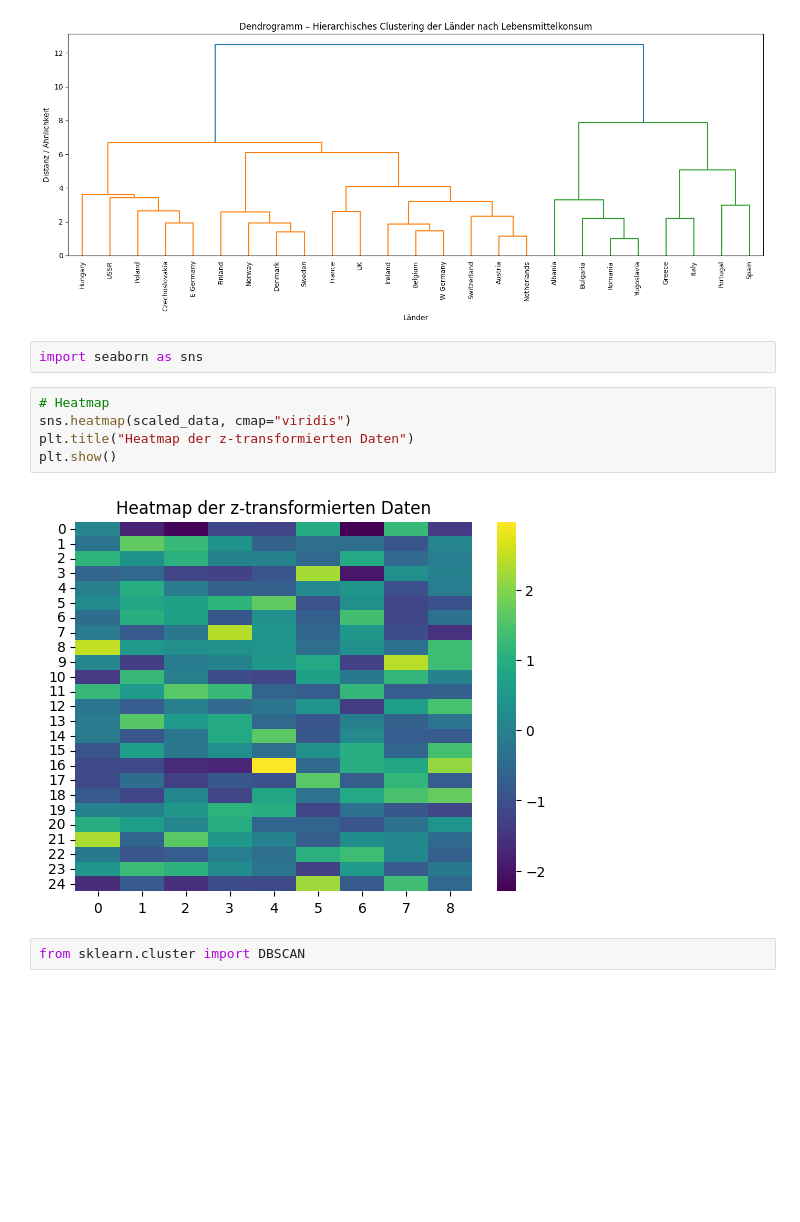
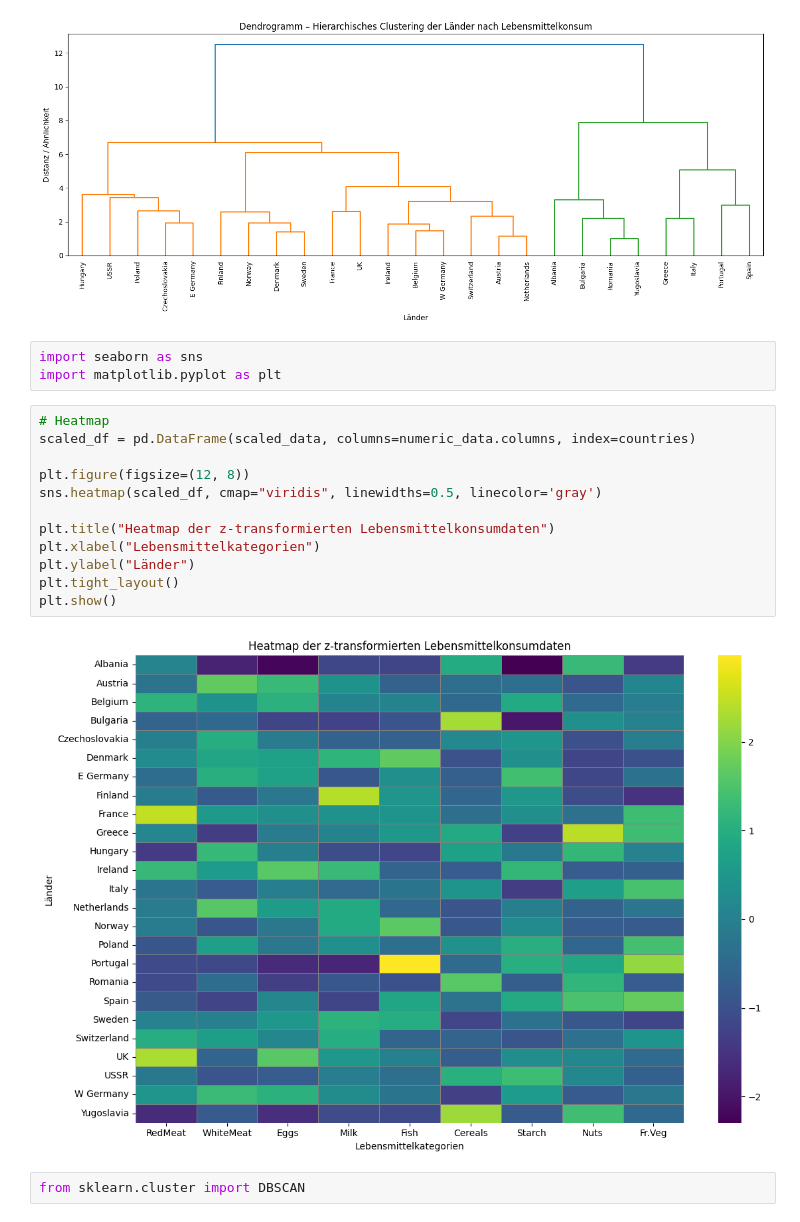
Before and after one commit to lilithUmit/AMLHC_Tasks_LH, a Jupyter notebook: src/python/task3_1.ipynb, the cells around one changed output. Saved outputs shown, nothing was run; the diff lists cells and outputs as text; blank space fills up the shorter version.

Commit message:
Heatmap beschriftet

```diff
--- a/src/python/task3_1.ipynb
+++ b/src/python/task3_1.ipynb
@@ -170,13 +170,21 @@ plt.show()
 [figure]
 # %%
 import seaborn as sns
+import matplotlib.pyplot as plt
 # %%
 # Heatmap
-sns.heatmap(scaled_data, cmap="viridis")
-plt.title("Heatmap der z-transformierten Daten")
+scaled_df = pd.DataFrame(scaled_data, columns=numeric_data.columns, index=countries)
+
+plt.figure(figsize=(12, 8))
+sns.heatmap(scaled_df, cmap="viridis", linewidths=0.5, linecolor='gray')
+
+plt.title("Heatmap der z-transformierten Lebensmittelkonsumdaten")
+plt.xlabel("Lebensmittelkategorien")
+plt.ylabel("Länder")
+plt.tight_layout()
 plt.show()
 # %% [output]
-[figure, old version]
+[figure, new version]
 # %%
 from sklearn.cluster import DBSCAN
 # %%
```
